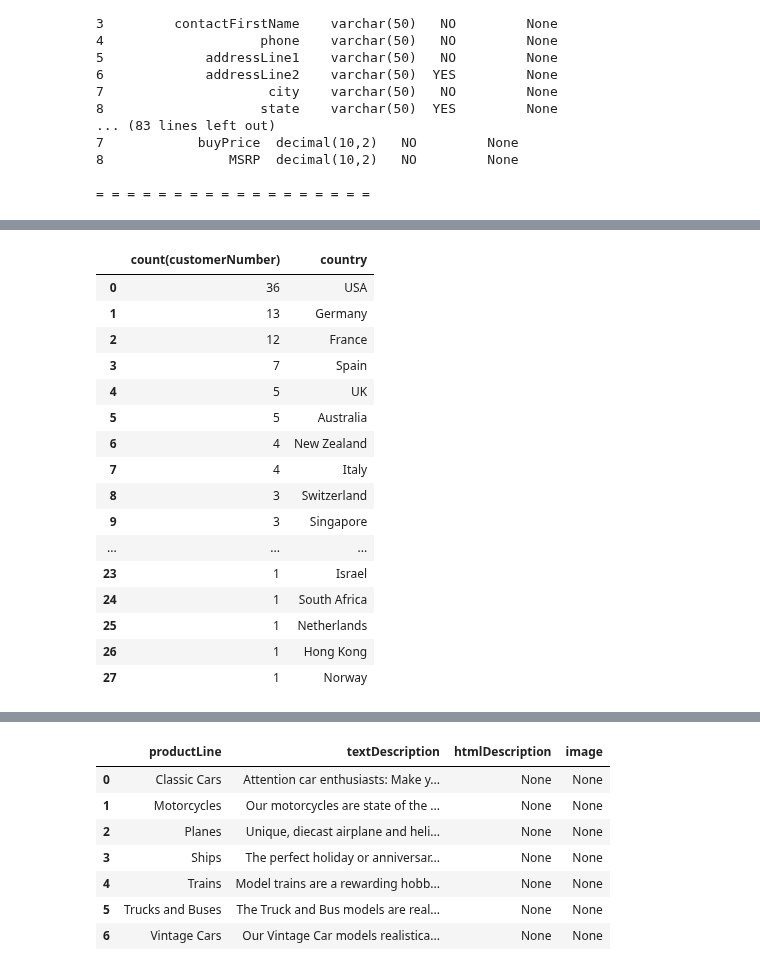
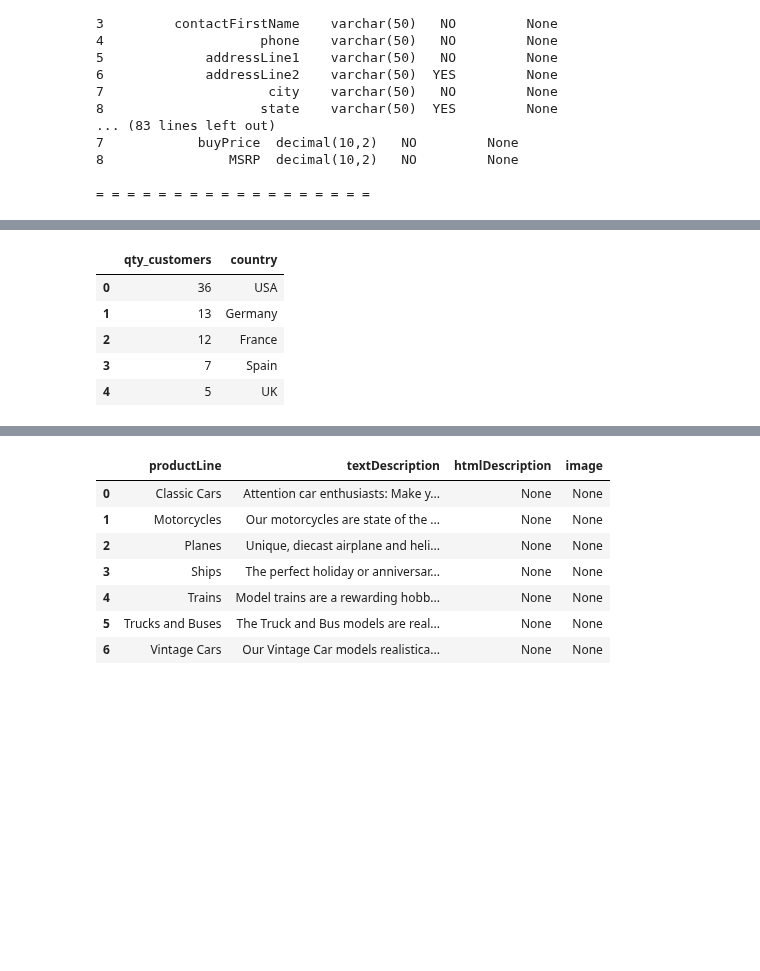
Before and after one commit to pveinberg/Curso_DataScience_Minsait, a Jupyter notebook: Notebooks/Aula01/Pandas_Sql.ipynb, the cells around one changed output, grey strips where cells are left out. Saved outputs shown, nothing was run; the diff lists cells and outputs as text; code cells hidden in the pictures; blank space fills up the shorter version.

```diff
--- a/Notebooks/Aula01/Pandas_Sql.ipynb
+++ b/Notebooks/Aula01/Pandas_Sql.ipynb
@@ -67,28 +63,18 @@ pd.read_sql(query, conn)
 # %%
-query = text('''
-select count(customerNumber), country
+# Contagem de clientes por país ordenado pela quantidade, mostrando primeiros 5 resultados
+q = text('''
+select count(customerNumber) as qty_customers, country
     from customers
     group by country
     order by count(customerNumber) desc
 ''')
 
-pd.read_sql(query, conn)
+pd.read_sql(q, conn).head()
 # %% [output]
-|  | count(customerNumber) | country |
+|  | qty_customers | country |
 | 0 | 36 | USA |
 | 1 | 13 | Germany |
 | 2 | 12 | France |
 | 3 | 7 | Spain |
 | 4 | 5 | UK |
-| 5 | 5 | Australia |
-| 6 | 4 | New Zealand |
-| 7 | 4 | Italy |
-| 8 | 3 | Switzerland |
-| 9 | 3 | Singapore |
-| ... | ... | ... |
-| 23 | 1 | Israel |
-| 24 | 1 | South Africa |
-| 25 | 1 | Netherlands |
-| 26 | 1 | Hong Kong |
-| 27 | 1 | Norway |
 # %%
```
Also changed, not shown: parts of 12 cells of this notebook.
